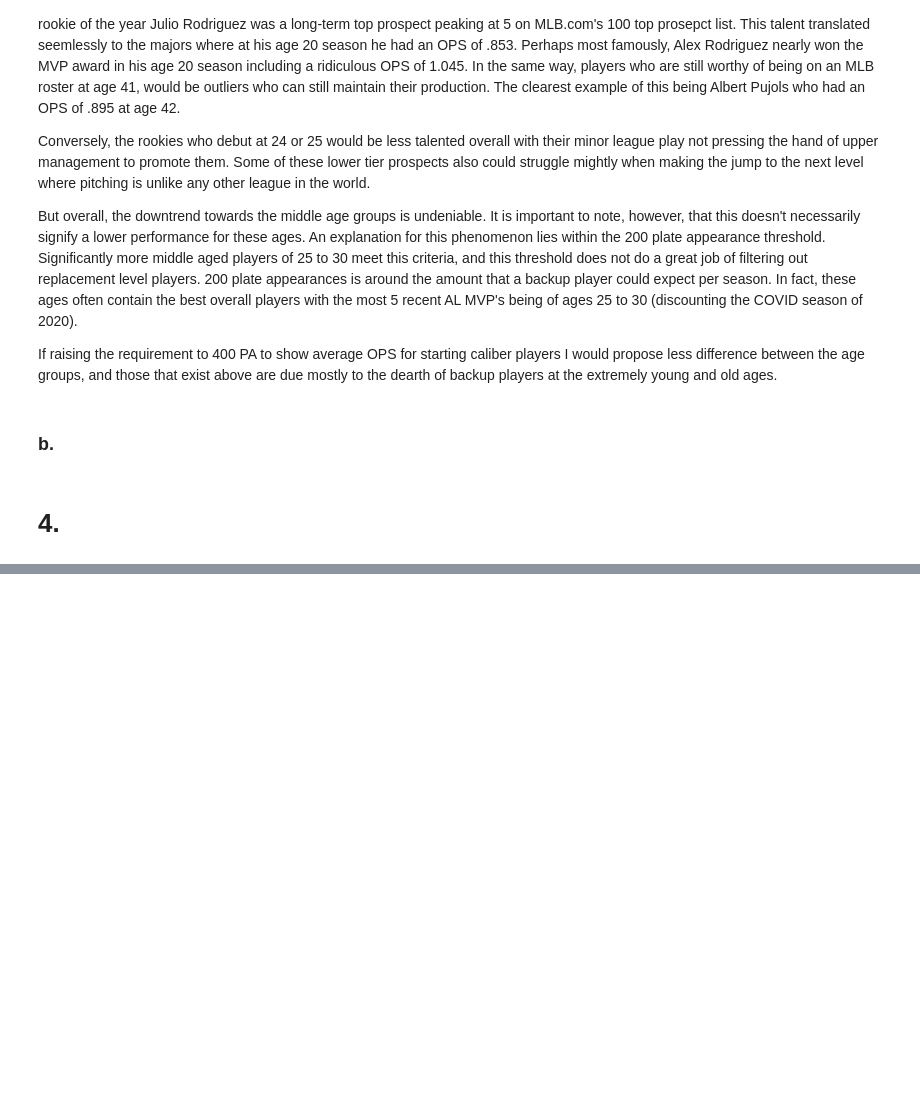
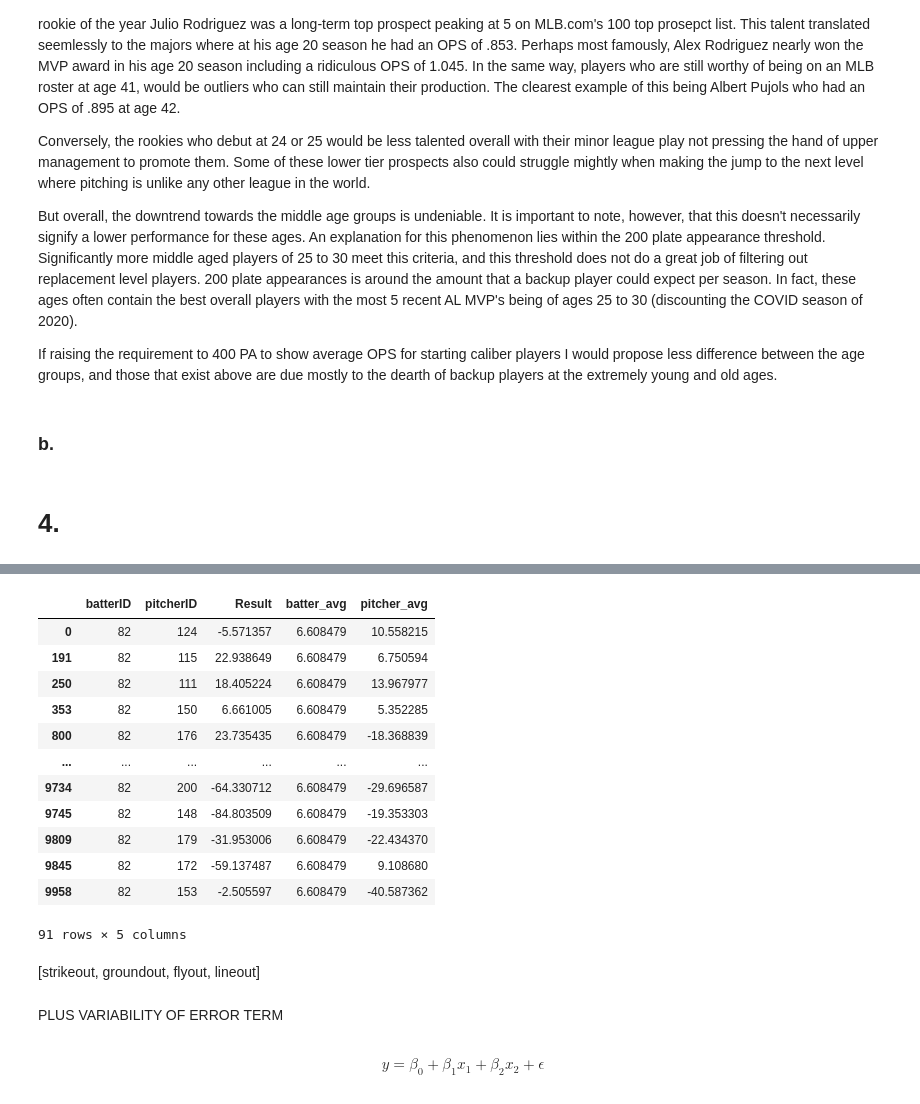
Before and after one commit to reetyf/yankees, a Jupyter notebook: part2/Hailey_Weinschenk_QA_Associate_Questionnaire_part2.ipynb, the cells around one changed output, grey strips where cells are left out. Cells and saved outputs as stored; diff of their text form; code cells hidden in the pictures; blank space fills up the shorter version.

```diff
--- a/part2/Hailey_Weinschenk_QA_Associate_Questionnaire_part2.ipynb
+++ b/part2/Hailey_Weinschenk_QA_Associate_Questionnaire_part2.ipynb
@@ -120,0 +171,16 @@ If raising the requirement to 400 PA to show average OPS for starting caliber pl
+# %%
+df.loc[df['batterID'] == 82]
+# %% [output]
+|  | batterID | pitcherID | Result | batter_avg | pitcher_avg |
+| 0 | 82 | 124 | -5.571357 | 6.608479 | 10.558215 |
+| 191 | 82 | 115 | 22.938649 | 6.608479 | 6.750594 |
+| 250 | 82 | 111 | 18.405224 | 6.608479 | 13.967977 |
+| 353 | 82 | 150 | 6.661005 | 6.608479 | 5.352285 |
+| 800 | 82 | 176 | 23.735435 | 6.608479 | -18.368839 |
+| ... | ... | ... | ... | ... | ... |
+| 9734 | 82 | 200 | -64.330712 | 6.608479 | -29.696587 |
+| 9745 | 82 | 148 | -84.803509 | 6.608479 | -19.353303 |
+| 9809 | 82 | 179 | -31.953006 | 6.608479 | -22.434370 |
+| 9845 | 82 | 172 | -59.137487 | 6.608479 | 9.108680 |
+| 9958 | 82 | 153 | -2.505597 | 6.608479 | -40.587362 |
+91 rows × 5 columns
@@ -120,0 +199,2 @@ If raising the requirement to 400 PA to show average OPS for starting caliber pl
+# %% [markdown]
+[strikeout, groundout, flyout, lineout]
@@ -120,0 +244,4 @@ If raising the requirement to 400 PA to show average OPS for starting caliber pl
+# %% [markdown]
+PLUS VARIABILITY OF ERROR TERM
+# %% [markdown]
+$$ y = \beta_0 + \beta_1 x_1 + \beta_2 x_2 + \epsilon $$
```
Also changed, not shown: parts of 24 cells of this notebook.
